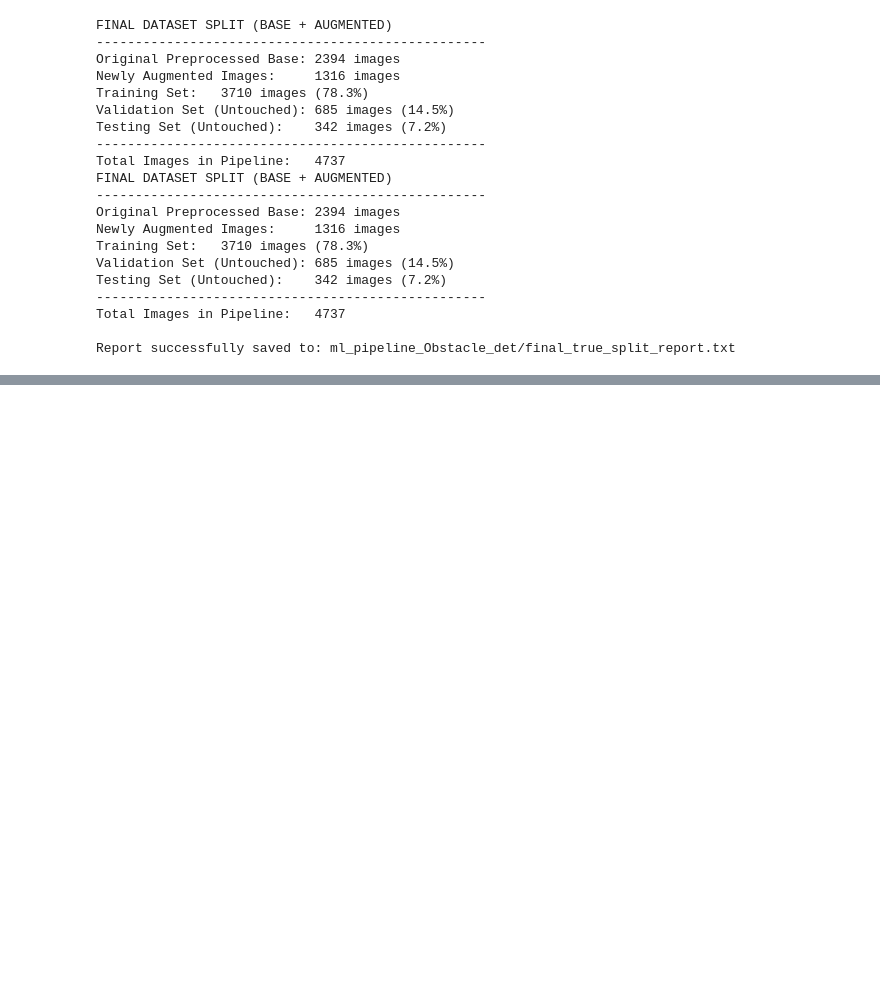
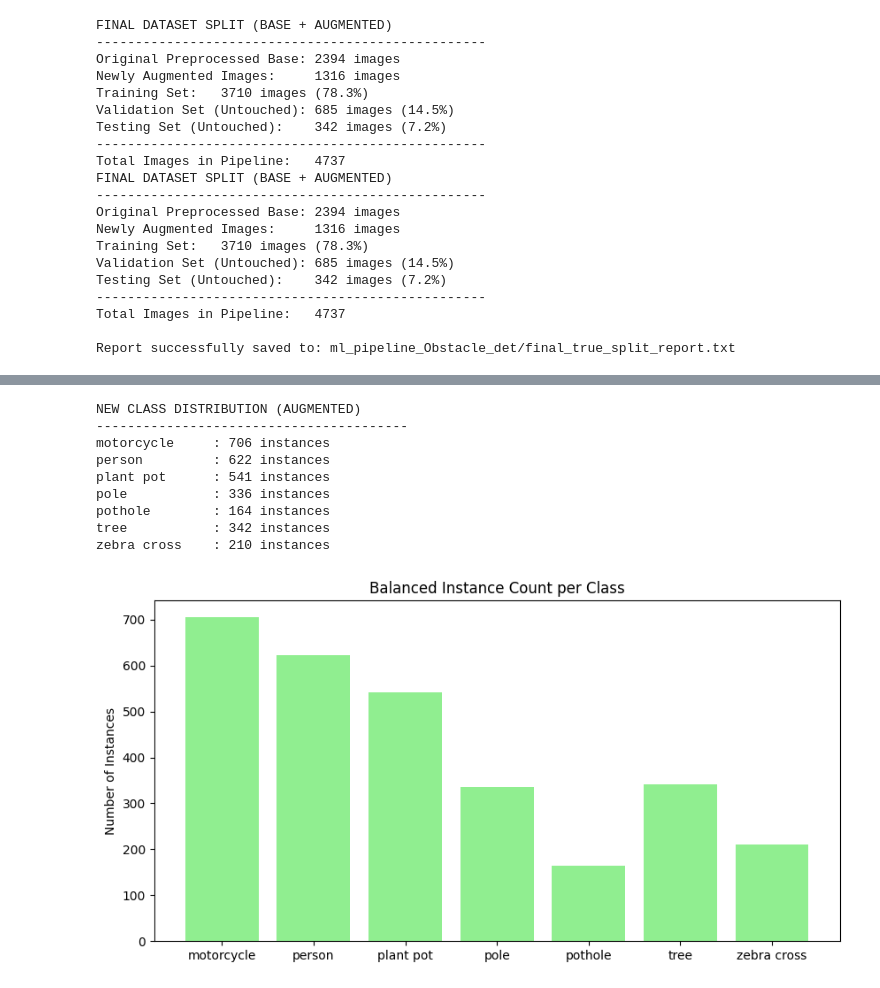
Before and after one commit to BigH3ro6/drishti-final, a Jupyter notebook: ml_pipeline_Obstacle_det/data_preparation.ipynb, the cells around one changed output, grey strips where cells are left out. Cells and saved outputs as stored; diff of their text form; code cells hidden in the pictures; blank space fills up the shorter version.

```diff
--- a/ml_pipeline_Obstacle_det/data_preparation.ipynb
+++ b/ml_pipeline_Obstacle_det/data_preparation.ipynb
@@ -549,0 +695,40 @@ Report successfully saved to: ml_pipeline_Obstacle_det/final_true_split_report.t
+# %%
+import os
+import glob
+import matplotlib.pyplot as plt
+
+# Update path to your NEW augmented labels folder
+label_dir = 'ml_pipeline_Obstacle_det/augmented_data/labels'
+class_names = ['motorcycle', 'person', 'plant pot', 'pole', 'pothole', 'tree', 'zebra cross']
+
+stats = {name: 0 for name in class_names}
+
+for label_file in glob.glob(os.path.join(label_dir, '*.txt')):
+    with open(label_file, 'r') as f:
+        for line in f:
+            class_id = int(float(line.split()[0]))
+            stats[class_names[class_id]] += 1
+
+# Display the findings
+print("NEW CLASS DISTRIBUTION (AUGMENTED)")
+print("-" * 40)
+for name, count in stats.items():
+    print(f"{name:15}: {count} instances")
+
+# Visual check
+plt.figure(figsize=(10, 5))
+plt.bar(stats.keys(), stats.values(), color='lightgreen')
+plt.title("Balanced Instance Count per Class")
+plt.ylabel("Number of Instances")
+plt.show()
+# %% [output]
+NEW CLASS DISTRIBUTION (AUGMENTED)
+----------------------------------------
+motorcycle     : 706 instances
+person         : 622 instances
+plant pot      : 541 instances
+pole           : 336 instances
+pothole        : 164 instances
+tree           : 342 instances
+zebra cross    : 210 instances
+[figure, added]
```
Also changed, not shown: parts of 22 cells of this notebook, 2 other files.
